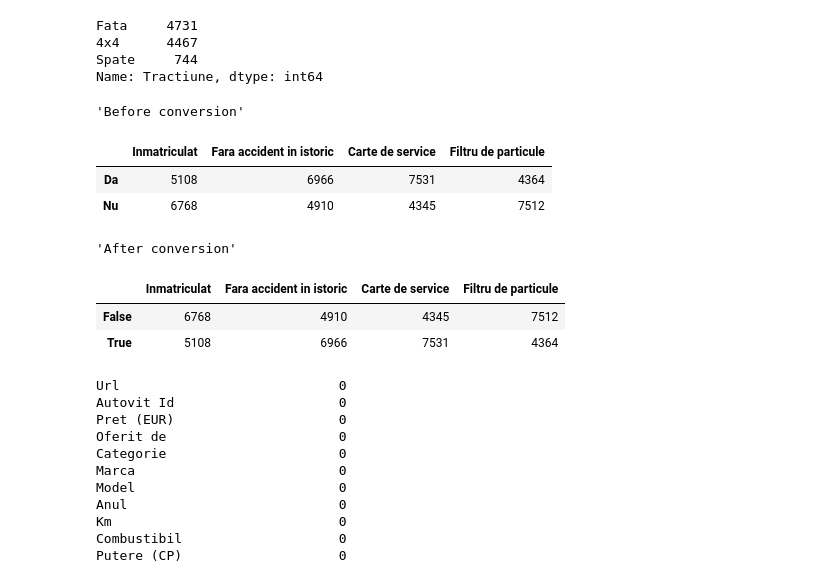
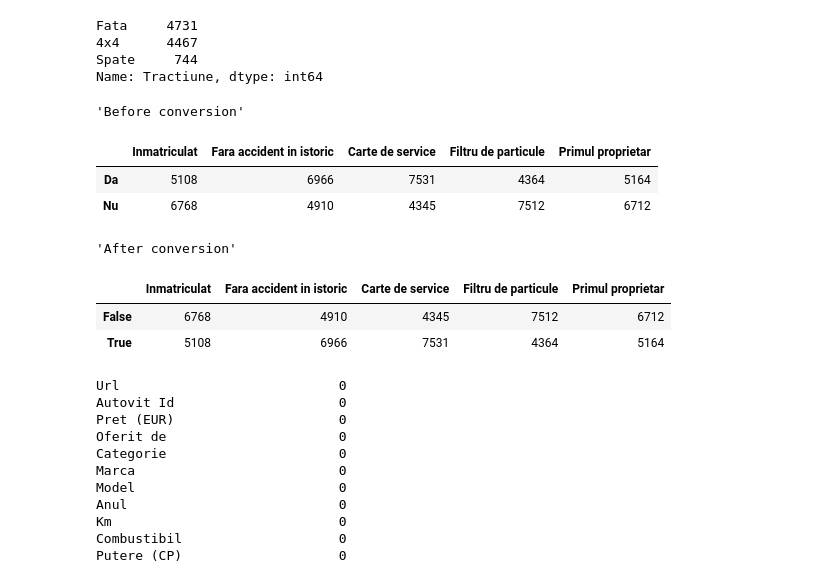
Before and after one commit to pandrei7/car-price-prediction, a Jupyter notebook: notebooks/data_cleaning.ipynb, the cells around one changed output. Saved outputs shown, nothing was run; the diff lists cells and outputs as text; code cells hidden in the pictures.

```diff
--- a/notebooks/data_cleaning.ipynb
+++ b/notebooks/data_cleaning.ipynb
@@ -646,20 +646,20 @@ df['Tractiune'] = df['Tractiune'].fillna(value="Nu e mentionat")
 # %%
 # Transform Yes/No columns into boolean columns.
 
-BOOL_COLS = ["Inmatriculat", "Fara accident in istoric", "Carte de service", "Filtru de particule"]
+BOOL_COLS = ["Inmatriculat", "Fara accident in istoric", "Carte de service", "Filtru de particule", "Primul proprietar"]
 display("Before conversion", df[BOOL_COLS].apply(lambda col: col.value_counts()))
 
 df[BOOL_COLS] = df[BOOL_COLS].replace({"Da": True, "Nu": False})
 display("After conversion", df[BOOL_COLS].apply(lambda col: col.value_counts()))
 # %% [output]
 'Before conversion'
-|  | Inmatriculat | Fara accident in istoric | Carte de service | Filtru de particule |
-| Da | 5108 | 6966 | 7531 | 4364 |
-| Nu | 6768 | 4910 | 4345 | 7512 |
+|  | Inmatriculat | Fara accident in istoric | Carte de service | Filtru de particule | Primul proprietar |
+| Da | 5108 | 6966 | 7531 | 4364 | 5164 |
+| Nu | 6768 | 4910 | 4345 | 7512 | 6712 |
 'After conversion'
-|  | Inmatriculat | Fara accident in istoric | Carte de service | Filtru de particule |
-| False | 6768 | 4910 | 4345 | 7512 |
-| True | 5108 | 6966 | 7531 | 4364 |
+|  | Inmatriculat | Fara accident in istoric | Carte de service | Filtru de particule | Primul proprietar |
+| False | 6768 | 4910 | 4345 | 7512 | 6712 |
+| True | 5108 | 6966 | 7531 | 4364 | 5164 |
 # %%
 df.isnull().sum()
 # %% [output]
```
Also changed, not shown: 1 other file.
